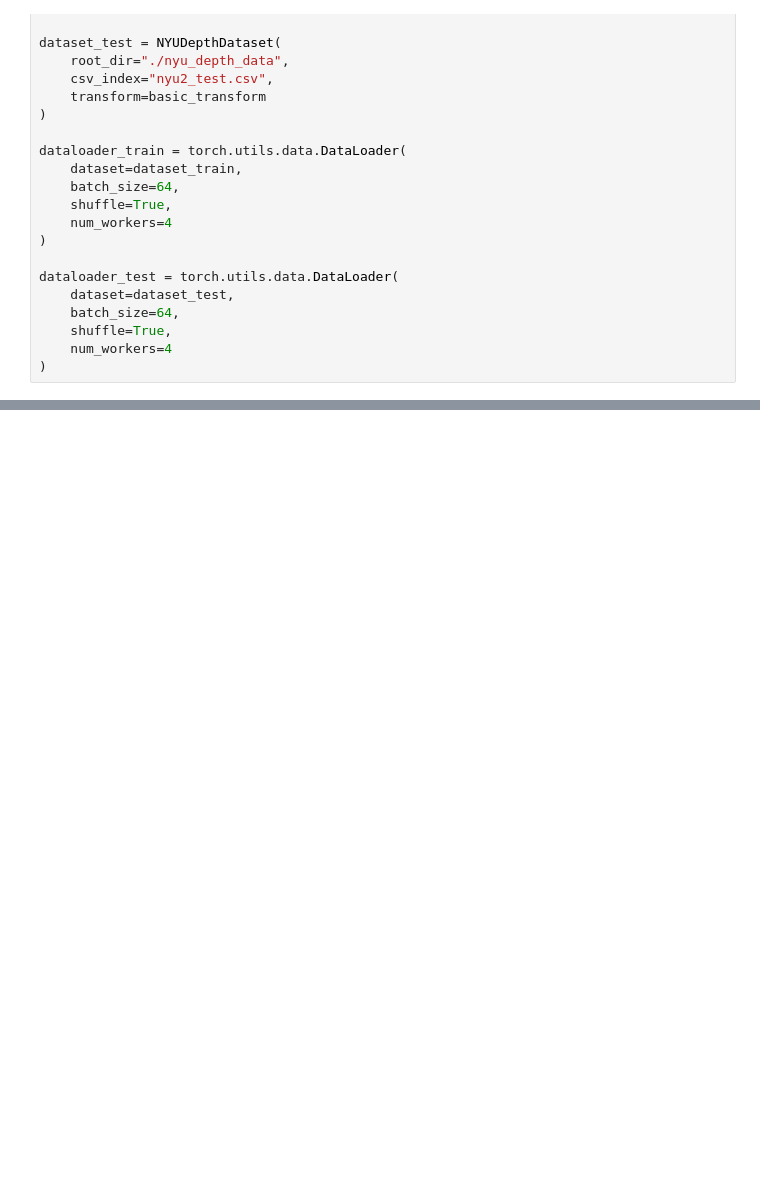
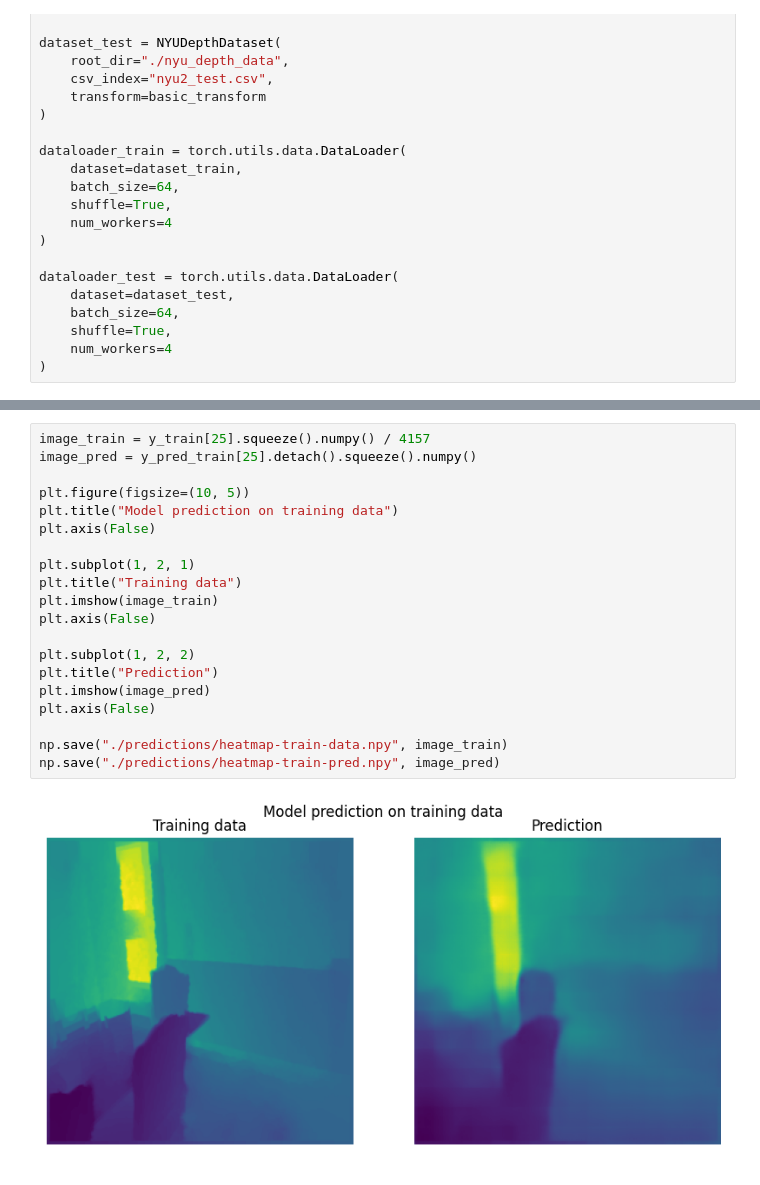
Before and after one commit to nickkipshidze/depth-perception-nyu, a Jupyter notebook: Inference.ipynb, the cells around one changed output, grey strips where cells are left out. Drawn from its saved outputs; the diff is of its cells as text; blank space fills up the shorter version.

```diff
--- a/Inference.ipynb
+++ b/Inference.ipynb
@@ -115,2 +117,24 @@ plt.show()
+# %%
+image_train = y_train[25].squeeze().numpy() / 4157
+image_pred = y_pred_train[25].detach().squeeze().numpy()
+
+plt.figure(figsize=(10, 5))
+plt.title("Model prediction on training data")
+plt.axis(False)
+
+plt.subplot(1, 2, 1)
+plt.title("Training data")
+plt.imshow(image_train)
+plt.axis(False)
+
+plt.subplot(1, 2, 2)
+plt.title("Prediction")
+plt.imshow(image_pred)
+plt.axis(False)
+
+np.save("./predictions/heatmap-train-data.npy", image_train)
+np.save("./predictions/heatmap-train-pred.npy", image_pred)
+# %% [output]
+[figure, added]
 # %%
 plt.figure(figsize=(8, 8))
```
Also changed, not shown: parts of 6 cells of this notebook.
